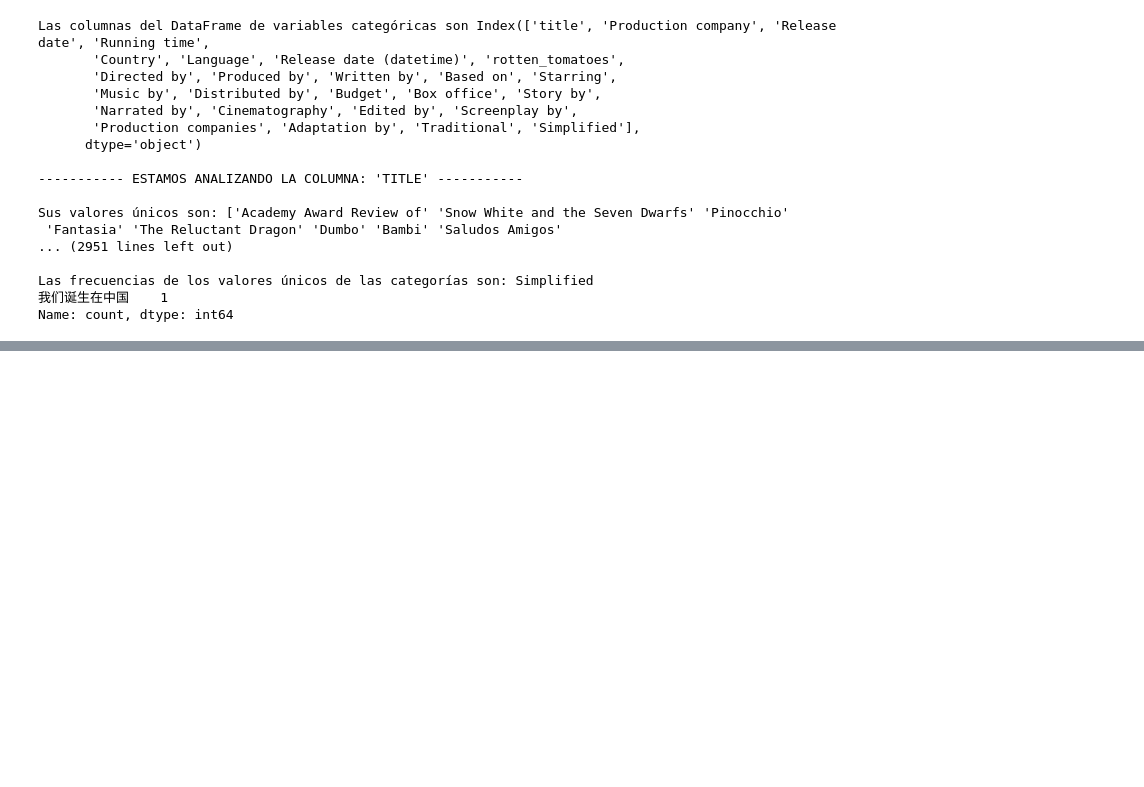
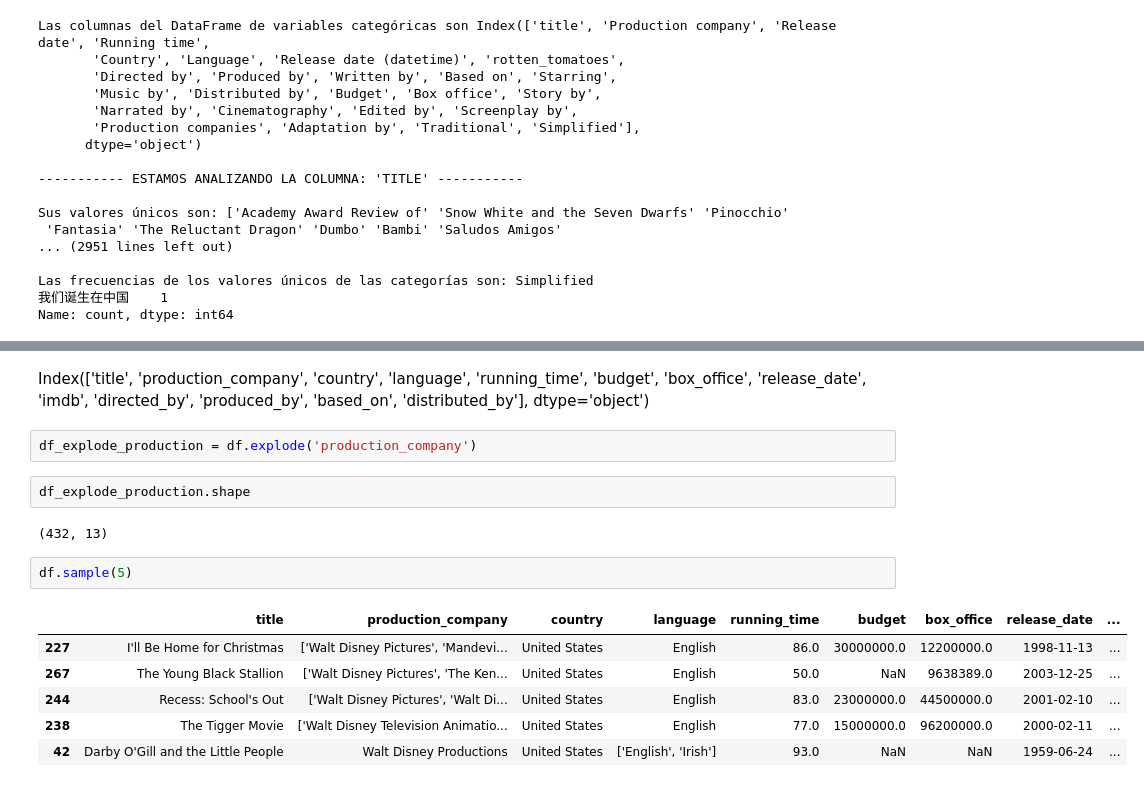
Before and after one commit to laural87/promoI-modulo4-grupo3-Yami-Ceci_Laura, a Jupyter notebook: EDA.ipynb, the cells around one changed output, grey strips where cells are left out. Cells and saved outputs as stored; diff of their text form; blank space fills up the shorter version.

```diff
--- a/EDA.ipynb
+++ b/EDA.ipynb
@@ -218,0 +408,20 @@ Name: count, dtype: int64
+# %% [markdown]
+Index(['title', 'production_company', 'country', 'language', 'running_time',
+       'budget', 'box_office', 'release_date', 'imdb', 'directed_by',
+       'produced_by', 'based_on', 'distributed_by'],
+      dtype='object')
+# %%
+df_explode_production = df.explode('production_company')
+# %%
+df_explode_production.shape
+# %% [output]
+(432, 13)
+# %%
+df.sample(5)
+# %% [output]
+|  | title | production_company | country | language | running_time | budget | box_office | release_date | ... |
+| 227 | I'll Be Home for Christmas | ['Walt Disney Pictures', 'Mandevi... | United States | English | 86.0 | 30000000.0 | 12200000.0 | 1998-11-13 | ... |
+| 267 | The Young Black Stallion | ['Walt Disney Pictures', 'The Ken... | United States | English | 50.0 | NaN | 9638389.0 | 2003-12-25 | ... |
+| 244 | Recess: School's Out | ['Walt Disney Pictures', 'Walt Di... | United States | English | 83.0 | 23000000.0 | 44500000.0 | 2001-02-10 | ... |
+| 238 | The Tigger Movie | ['Walt Disney Television Animatio... | United States | English | 77.0 | 15000000.0 | 96200000.0 | 2000-02-11 | ... |
+| 42 | Darby O'Gill and the Little People | Walt Disney Productions | United States | ['English', 'Irish'] | 93.0 | NaN | NaN | 1959-06-24 | ... |
```
Also changed, not shown: parts of 26 cells of this notebook.
